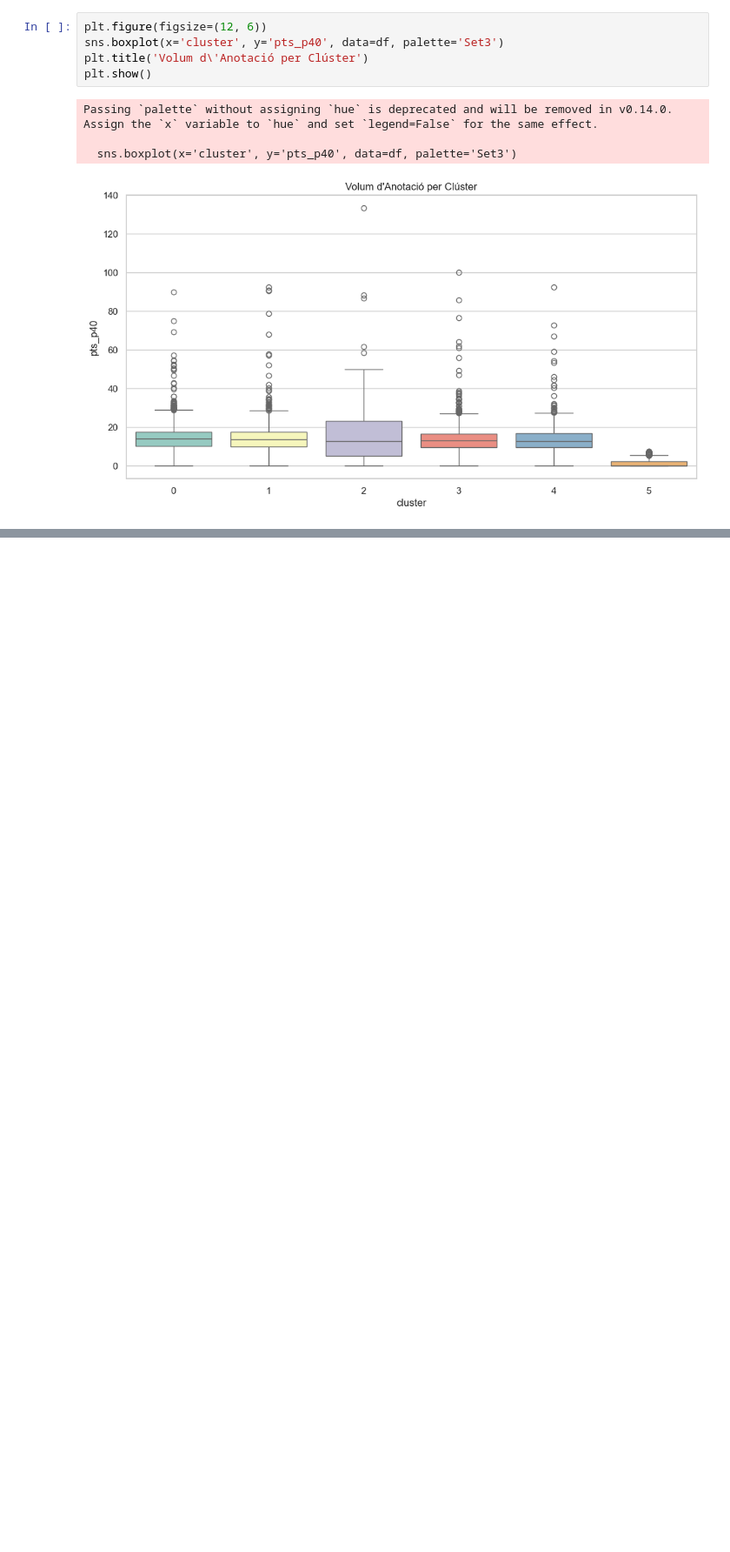
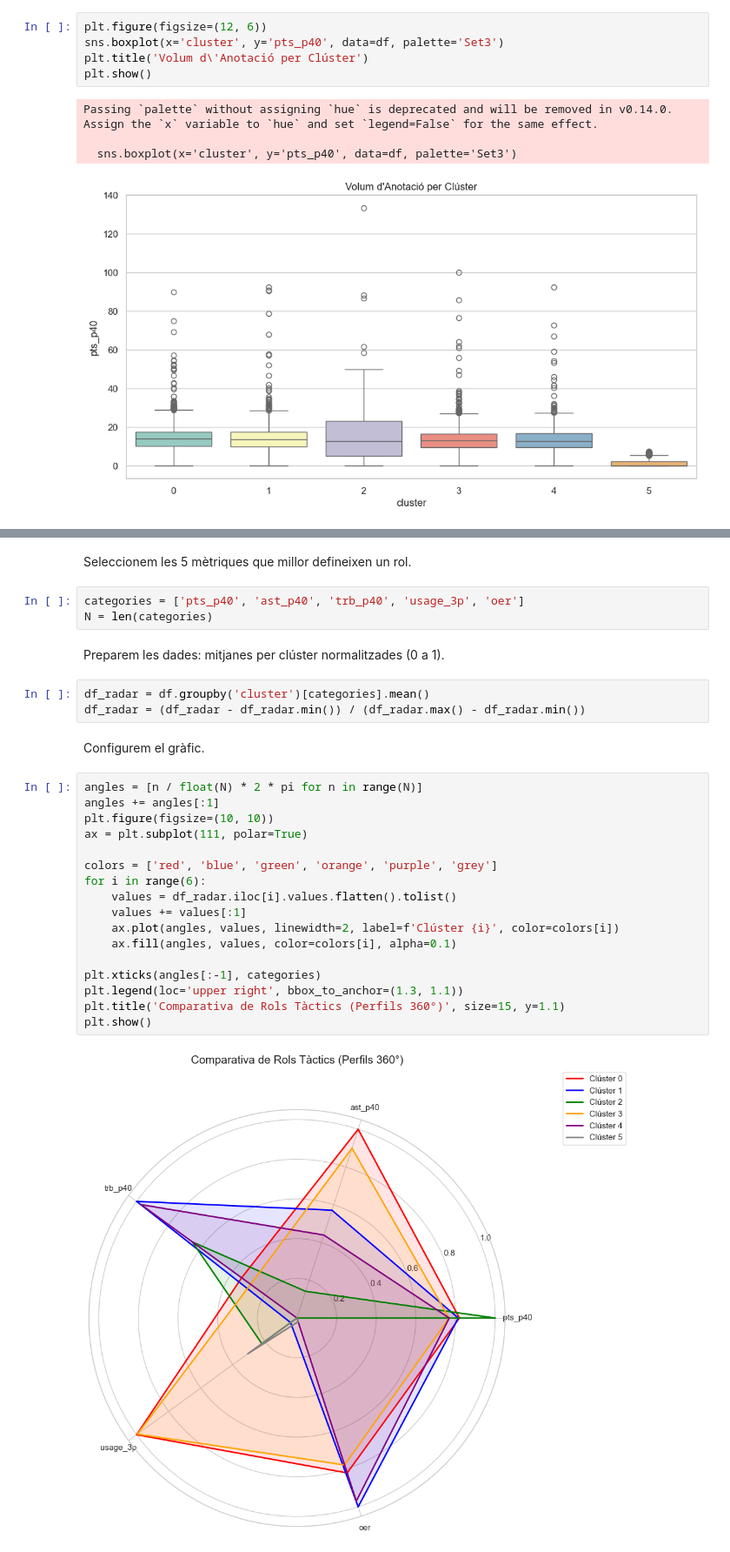
Before and after one commit to isaacruiiizz/M5072_Ap1_PauMiro_IsaacRuiz, a Jupyter notebook: Docs/Python/Part2&3/kmeansClustering.ipynb, the cells around one changed output, grey strips where cells are left out. Shown at 87% size. Drawn from its saved outputs; the diff is of its cells as text; blank space fills up the shorter version.

```diff
--- a/Docs/Python/Part2&3/kmeansClustering.ipynb
+++ b/Docs/Python/Part2&3/kmeansClustering.ipynb
@@ -298,0 +269,31 @@ FileNotFoundError: [Errno 2] No such file or directory: 'Docs/Markdowns/Imagenes
+# %% [markdown]
+Seleccionem les 5 mètriques que millor defineixen un rol.
+# %%
+categories = ['pts_p40', 'ast_p40', 'trb_p40', 'usage_3p', 'oer']
+N = len(categories)
+# %% [markdown]
+Preparem les dades: mitjanes per clúster normalitzades (0 a 1).
+# %%
+df_radar = df.groupby('cluster')[categories].mean()
+df_radar = (df_radar - df_radar.min()) / (df_radar.max() - df_radar.min())
+# %% [markdown]
+Configurem el gràfic.
+# %%
+angles = [n / float(N) * 2 * pi for n in range(N)]
+angles += angles[:1]
+plt.figure(figsize=(10, 10))
+ax = plt.subplot(111, polar=True)
+
+colors = ['red', 'blue', 'green', 'orange', 'purple', 'grey']
+for i in range(6):
+    values = df_radar.iloc[i].values.flatten().tolist()
+    values += values[:1]
+    ax.plot(angles, values, linewidth=2, label=f'Clúster {i}', color=colors[i])
+    ax.fill(angles, values, color=colors[i], alpha=0.1)
+
+plt.xticks(angles[:-1], categories)
+plt.legend(loc='upper right', bbox_to_anchor=(1.3, 1.1))
+plt.title('Comparativa de Rols Tàctics (Perfils 360°)', size=15, y=1.1)
+plt.show()
+# %% [output]
+[figure, added]
```
Also changed, not shown: parts of 3 cells of this notebook, 3 other files.
